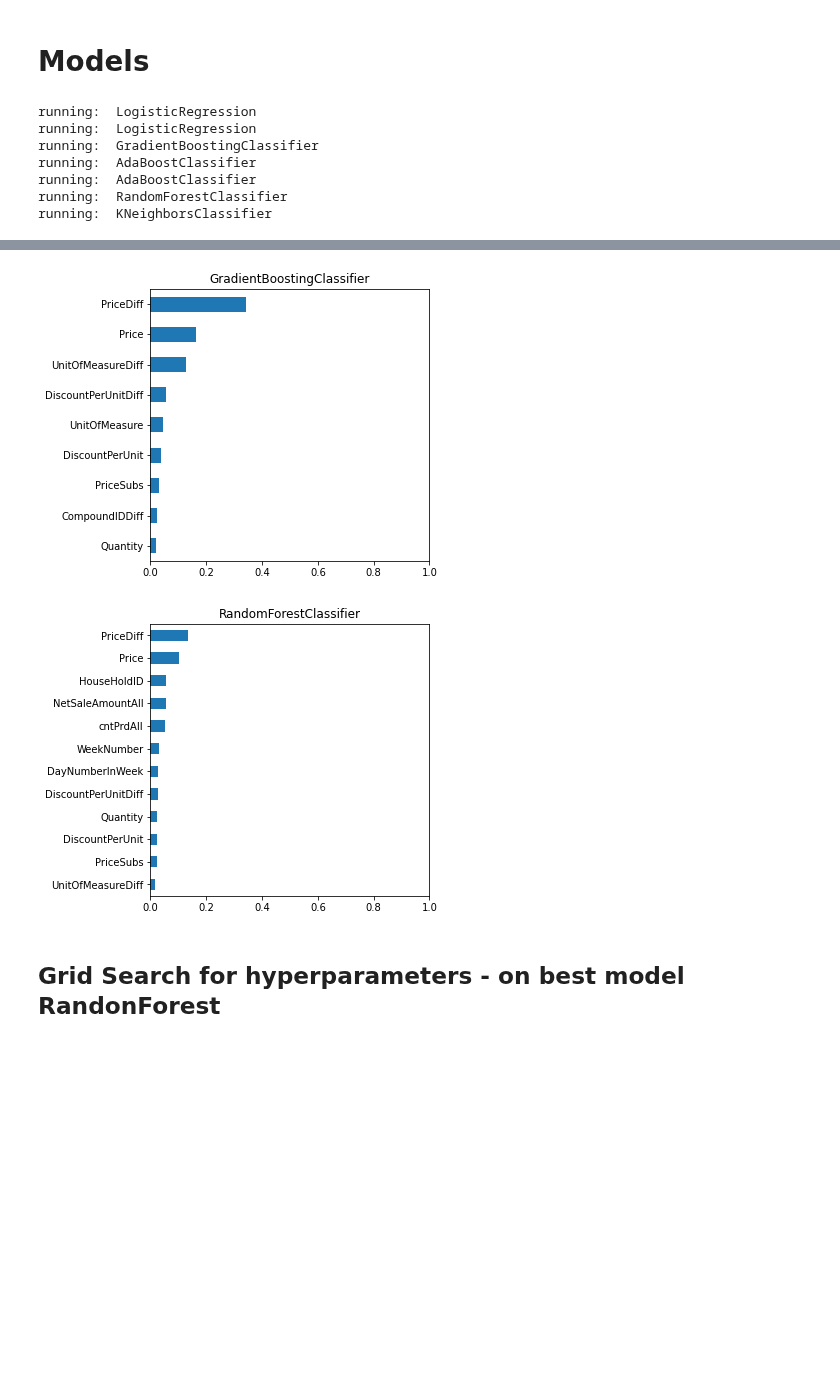
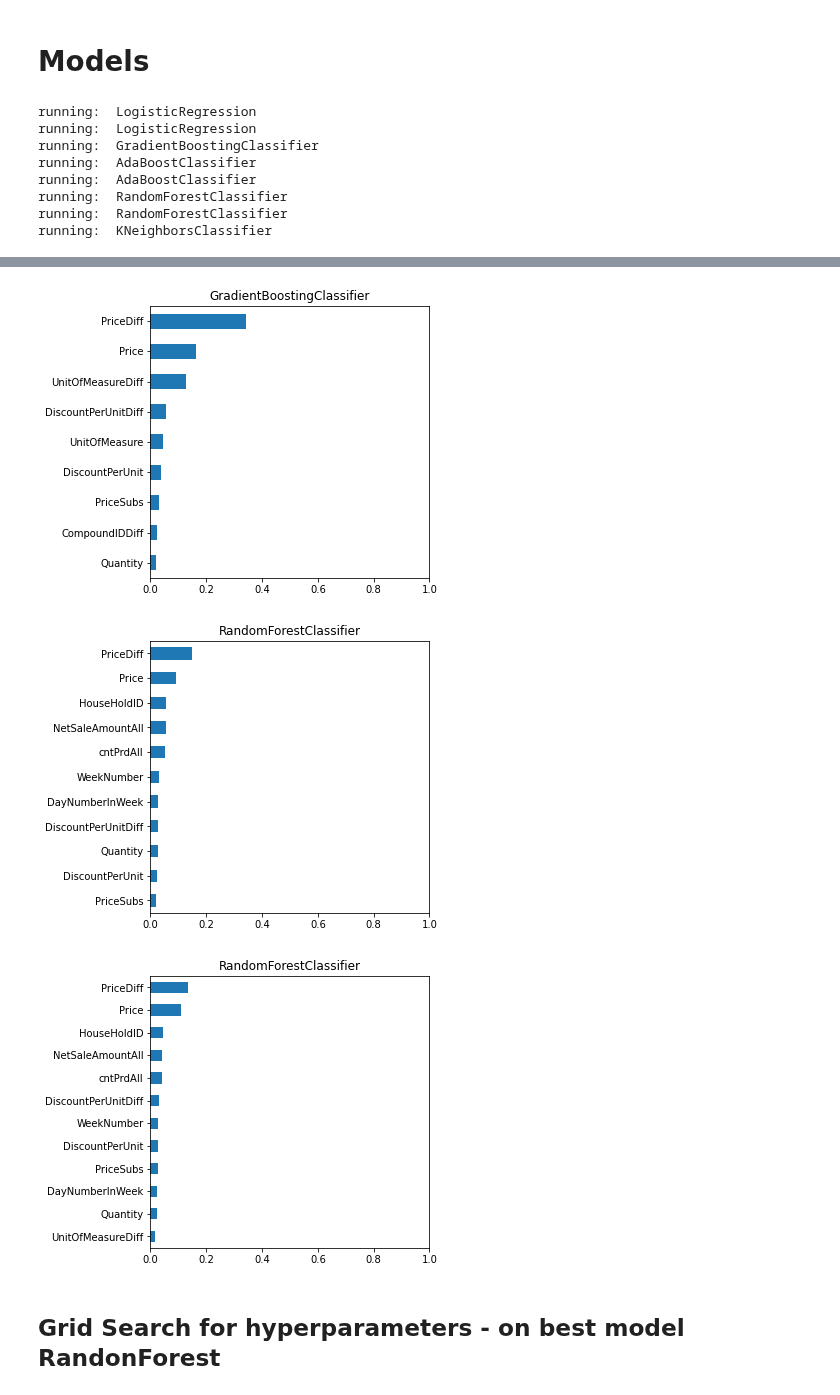
Before and after one commit to DanielKorenDataScience/ClassificationProject, a Jupyter notebook: Classification_Project_Shufersal.ipynb, the cells around one changed output, grey strips where cells are left out. Saved outputs shown, nothing was run; the diff lists cells and outputs as text; code cells hidden in the pictures; blank space fills up the shorter version.

```diff
--- a/Classification_Project_Shufersal.ipynb
+++ b/Classification_Project_Shufersal.ipynb
@@ -367,6 +246,7 @@ process_model(GradientBoostingClassifier(n_estimators=100), plot=True, threshold
 process_model(AdaBoostClassifier(n_estimators=100))  # base estimator is DecisionTreeClassifier initialized with max_depth=1
 process_model(AdaBoostClassifier(base_estimator=DecisionTreeClassifier(max_depth=5), n_estimators=100, learning_rate=0.01))
 process_model(RandomForestClassifier(n_estimators=64), plot=True, threshold=0.015)
+process_model(RandomForestClassifier(n_estimators=500, min_samples_split=6, criterion='entropy'), plot=True, threshold=0.015)
 process_model(KNeighborsClassifier(n_neighbors=39))
 
 if False: # ERROR: Classification metrics can't handle a mix of binary and continuous targets
@@ -388,6 +268,7 @@ running:  GradientBoostingClassifier
 running:  AdaBoostClassifier
 running:  AdaBoostClassifier
 running:  RandomForestClassifier
+running:  RandomForestClassifier
 running:  KNeighborsClassifier
 |  |  | 0 | 1 | precision | recall | f1-score | accuracy | support | precision_avg | recall_avg | ... |
 | name | index |  |  |  |  |  |  |  |  |  | ... |
@@ -406,10 +287,11 @@ running:  KNeighborsClassifier
 | KNeighborsClassifier: Train | 0 | 3754.0 | 8895.0 | 0.60 | 0.30 | 0.40 | 0.70 | 12649.0 | 0.66 | 0.60 | ... |
 |  | 1 | 2490.0 | 22983.0 | 0.72 | 0.90 | 0.80 | 0.70 | 25473.0 | 0.66 | 0.60 | ... |
 | KNeighborsClassifier: Test | 0 | 1519.0 | 3900.0 | 0.56 | 0.28 | 0.37 | 0.69 | 5419.0 | 0.64 | 0.59 | ... |
 |  | 1 | 1197.0 | 9722.0 | 0.71 | 0.89 | 0.79 | 0.69 | 10919.0 | 0.64 | 0.59 | ... |
 [figure]
 [figure]
-[figure, old version]
+[figure, new version]
+[figure, added]
 # %% [markdown]
 ## Grid Search for hyperparameters - on best model RandonForest
 # %%
```
Also changed, not shown: parts of 17 cells of this notebook.
